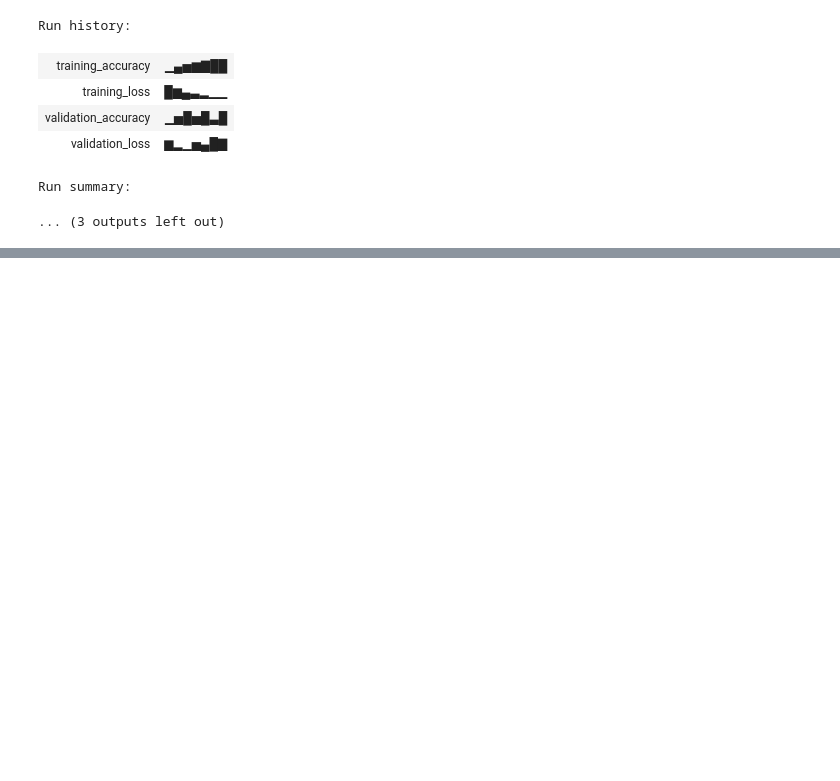
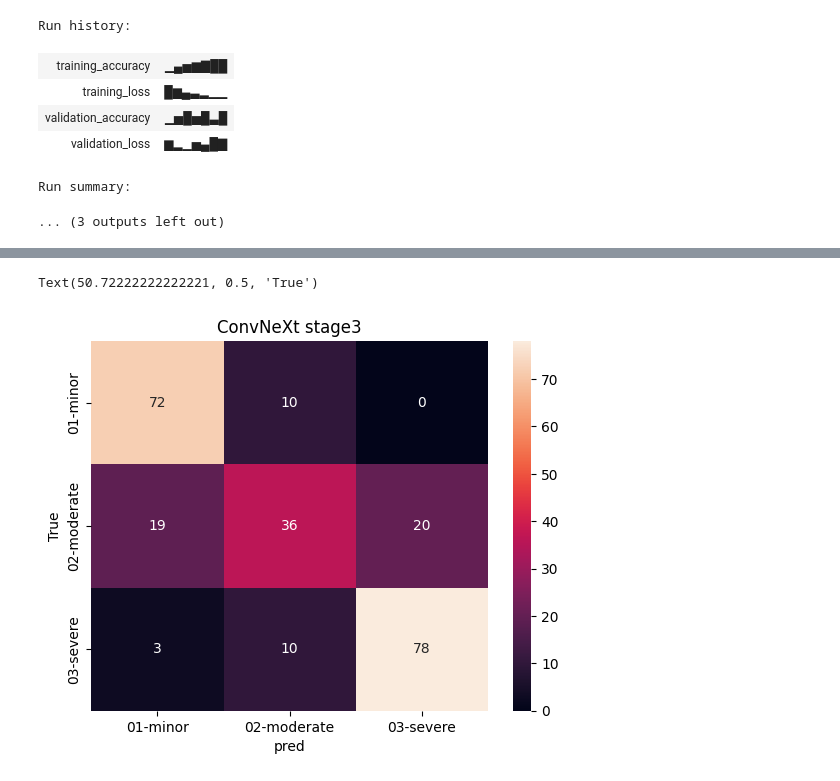
Before and after one commit to zolzayada/GP5_cool_cool_DL, a Jupyter notebook: GP_5_DL_катя.ipynb, the cells around one changed output, grey strips where cells are left out. Drawn from its saved outputs; the diff is of its cells as text; code cells hidden in the pictures; blank space fills up the shorter version.

```diff
--- a/GP_5_DL_катя.ipynb
+++ b/GP_5_DL_катя.ipynb
@@ -611,0 +715,3 @@ Run summary:
+# %%
+model_convnext_s3 = timm.create_model('convnextv2_tiny', pretrained=False, num_classes=3)
+model_convnext_s3 = load('ConvNeXt:v0', model_convnext_s3)
@@ -611,0 +780,2 @@ Run summary:
+# %%
+y_true_s3, y_pred_s3 = evaluate(model_convnext_s3, dataloader['validation'])
@@ -611,0 +824,9 @@ Run summary:
+# %%
+cm = confusion_matrix(y_true_s3, y_pred_s3)
+sns.heatmap(cm, annot=True, xticklabels=target_names, yticklabels=target_names)
+plt.title('ConvNeXt stage3')
+plt.xlabel('pred')
+plt.ylabel('True')
+# %% [output]
+Text(50.72222222222221, 0.5, 'True')
+[figure, added]
```
Also changed, not shown: parts of 28 cells of this notebook.
